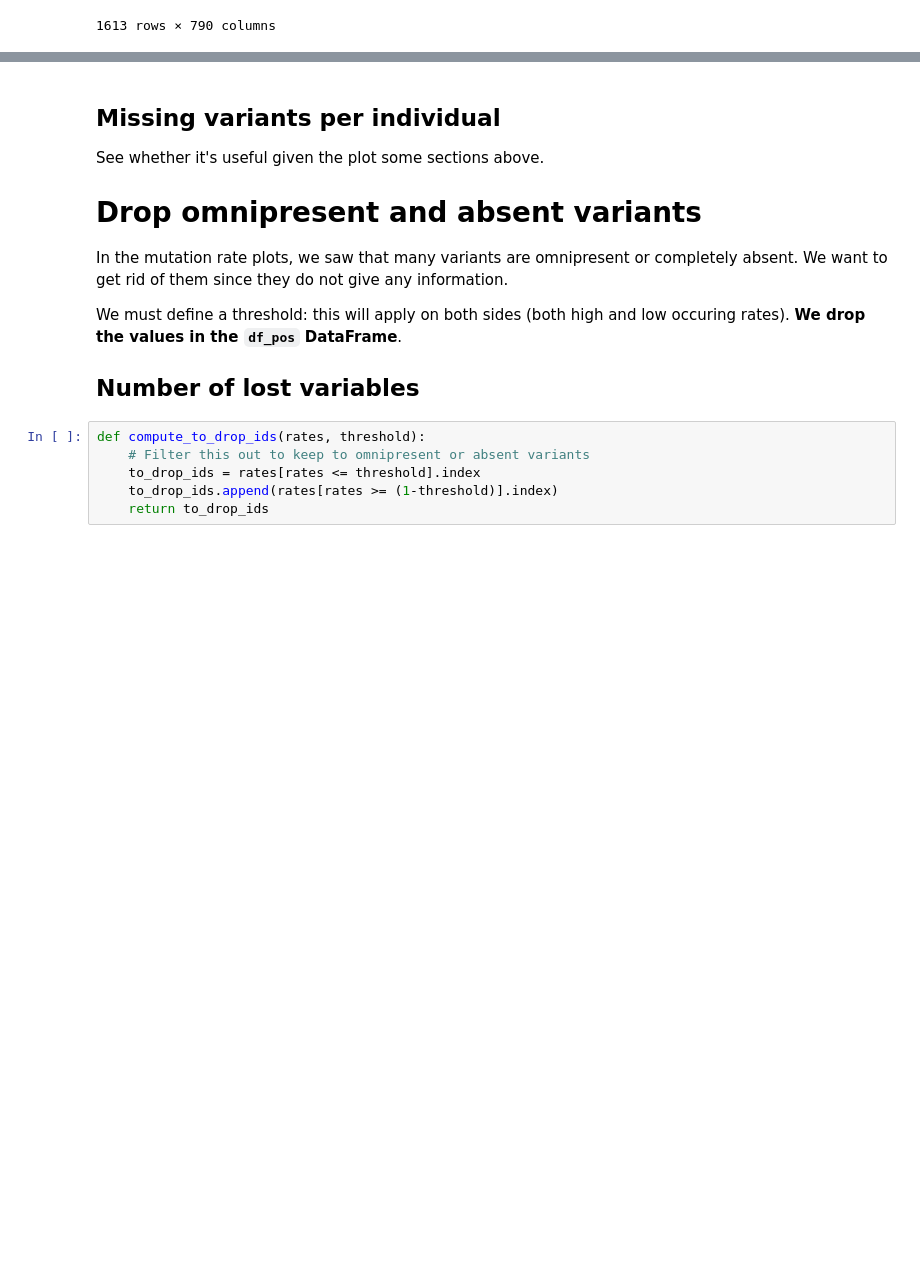
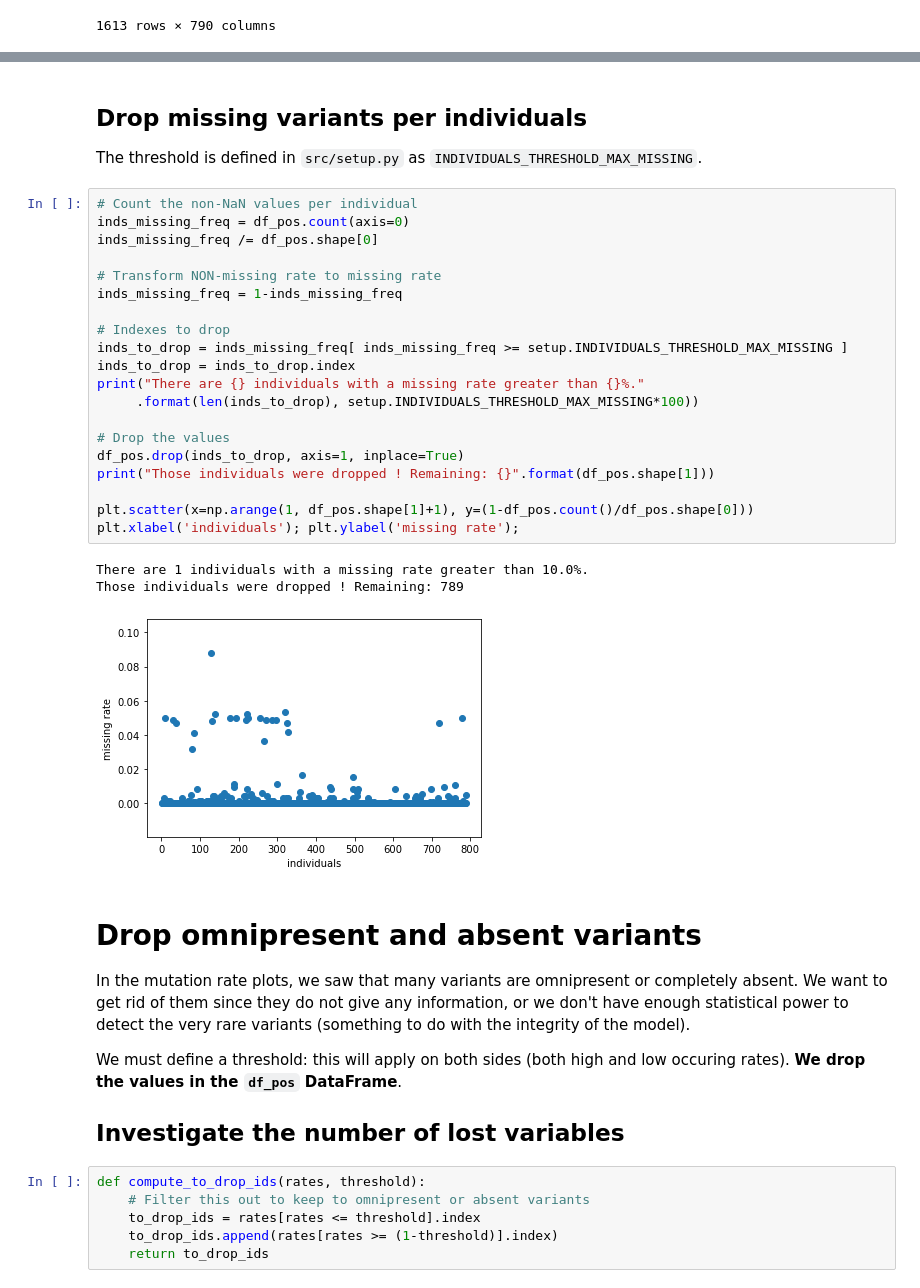
Before and after one commit to matthiaszeller/HBV, a Jupyter notebook: Viral data.ipynb, the cells around one changed output, grey strips where cells are left out. Cells and saved outputs as stored; diff of their text form; blank space fills up the shorter version.

```diff
--- a/Viral data.ipynb
+++ b/Viral data.ipynb
@@ -451,15 +456,39 @@ There are 168 variants (out of 5393) having a missing rate greater than 15.0%
+# %% [markdown]
+## Drop missing variants per individuals
+
+The threshold is defined in `src/setup.py` as `INDIVIDUALS_THRESHOLD_MAX_MISSING`.
+# %%
+# Count the non-NaN values per individual
+inds_missing_freq = df_pos.count(axis=0)
+inds_missing_freq /= df_pos.shape[0]
+
+# Transform NON-missing rate to missing rate
+inds_missing_freq = 1-inds_missing_freq
+
+# Indexes to drop
+inds_to_drop = inds_missing_freq[ inds_missing_freq >= setup.INDIVIDUALS_THRESHOLD_MAX_MISSING ]
+inds_to_drop = inds_to_drop.index
+print("There are {} individuals with a missing rate greater than {}%."
+     .format(len(inds_to_drop), setup.INDIVIDUALS_THRESHOLD_MAX_MISSING*100))
+
+# Drop the values
+df_pos.drop(inds_to_drop, axis=1, inplace=True)
+print("Those individuals were dropped ! Remaining: {}".format(df_pos.shape[1]))
+
+plt.scatter(x=np.arange(1, df_pos.shape[1]+1), y=(1-df_pos.count()/df_pos.shape[0]))
+plt.xlabel('individuals'); plt.ylabel('missing rate');
+# %% [output]
+There are 1 individuals with a missing rate greater than 10.0%.
+Those individuals were dropped ! Remaining: 789
+[figure, added]
 # %% [markdown]
-## Missing variants per individual
-
-See whether it's useful given the plot some sections above.
-
 # Drop omnipresent and absent variants
 
-In the mutation rate plots, we saw that many variants are omnipresent or completely absent. We want to get rid of them since they do not give any information.
+In the mutation rate plots, we saw that many variants are omnipresent or completely absent. We want to get rid of them since they do not give any information, or we don't have enough statistical power to detect the very rare variants (something to do with the integrity of the model).
 
 We must define a threshold: this will apply on both sides (both high and low occuring rates). **We drop the values in the `df_pos` DataFrame**.
 
-## Number of lost variables
+## Investigate the number of lost variables
 # %%
 def compute_to_drop_ids(rates, threshold):
     # Filter this out to keep to omnipresent or absent variants
```
Also changed, not shown: parts of 8 cells of this notebook, 2 other files.
